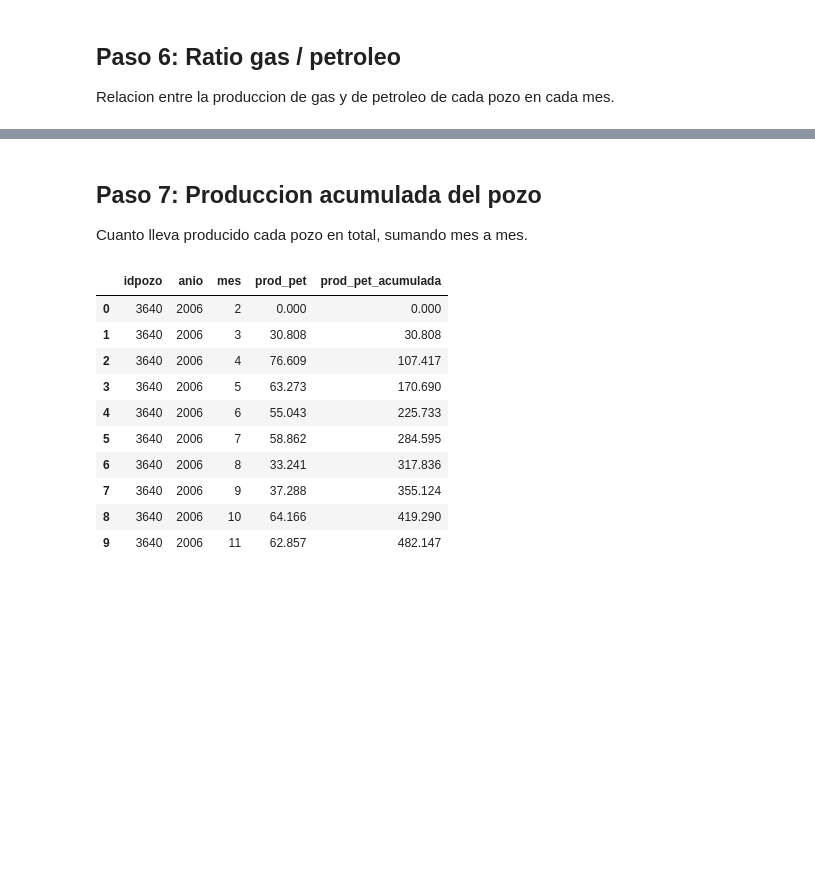
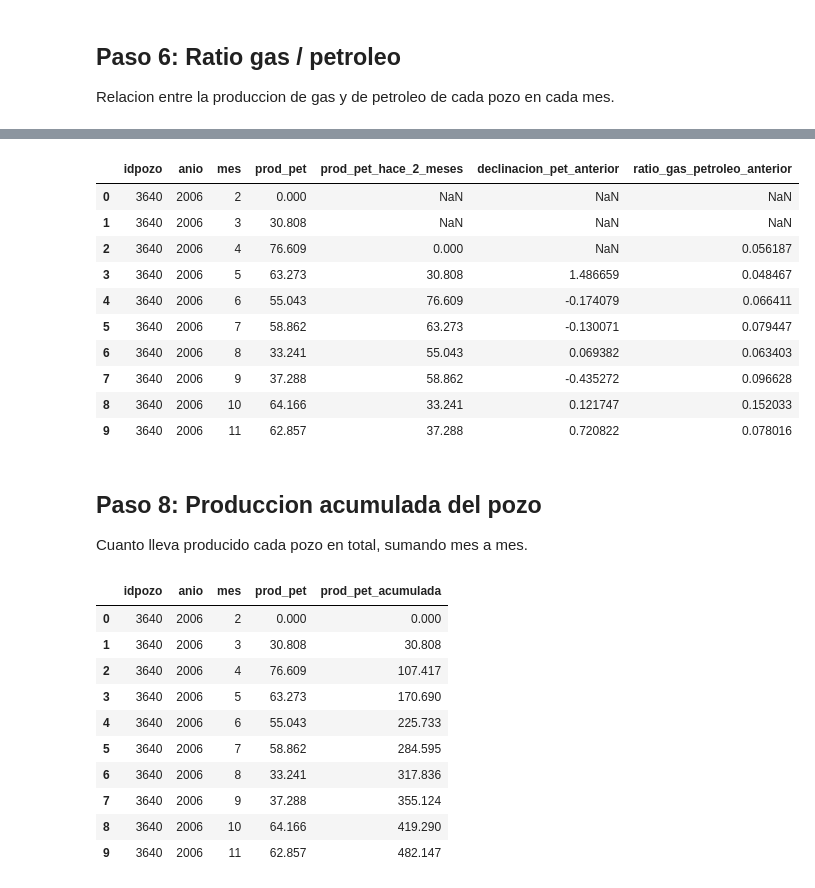
Before and after one commit to cristian-aguilera-ing/proyecto-ds-ypf, a Jupyter notebook: notebooks/02_feature_engineering.ipynb, the cells around one changed output, grey strips where cells are left out. Saved outputs shown, nothing was run; the diff lists cells and outputs as text; code cells hidden in the pictures; blank space fills up the shorter version.

```diff
--- a/notebooks/02_feature_engineering.ipynb
+++ b/notebooks/02_feature_engineering.ipynb
@@ -317,5 +234,24 @@ df[["idpozo", "anio", "mes", "prod_pet", "prod_gas", "ratio_gas_petroleo"]].head
+# %%
+# Cada valor se toma de la fila de arriba, y solo si esa fila es el mes anterior
+df["prod_pet_hace_2_meses"] = df.groupby("idpozo")["prod_pet_mes_anterior"].shift(1).where(df["mes_consecutivo"])
+df["declinacion_pet_anterior"] = df.groupby("idpozo")["declinacion_pet"].shift(1).where(df["mes_consecutivo"])
+df["ratio_gas_petroleo_anterior"] = df.groupby("idpozo")["ratio_gas_petroleo"].shift(1).where(df["mes_consecutivo"])
+
+df[["idpozo", "anio", "mes", "prod_pet", "prod_pet_hace_2_meses", "declinacion_pet_anterior", "ratio_gas_petroleo_anterior"]].head(10)
+# %% [output]
+|  | idpozo | anio | mes | prod_pet | prod_pet_hace_2_meses | declinacion_pet_anterior | ratio_gas_petroleo_anterior |
+| 0 | 3640 | 2006 | 2 | 0.000 | NaN | NaN | NaN |
+| 1 | 3640 | 2006 | 3 | 30.808 | NaN | NaN | NaN |
+| 2 | 3640 | 2006 | 4 | 76.609 | 0.000 | NaN | 0.056187 |
+| 3 | 3640 | 2006 | 5 | 63.273 | 30.808 | 1.486659 | 0.048467 |
+| 4 | 3640 | 2006 | 6 | 55.043 | 76.609 | -0.174079 | 0.066411 |
+| 5 | 3640 | 2006 | 7 | 58.862 | 63.273 | -0.130071 | 0.079447 |
+| 6 | 3640 | 2006 | 8 | 33.241 | 55.043 | 0.069382 | 0.063403 |
+| 7 | 3640 | 2006 | 9 | 37.288 | 58.862 | -0.435272 | 0.096628 |
+| 8 | 3640 | 2006 | 10 | 64.166 | 33.241 | 0.121747 | 0.152033 |
+| 9 | 3640 | 2006 | 11 | 62.857 | 37.288 | 0.720822 | 0.078016 |
 # %% [markdown]
-## Paso 7: Produccion acumulada del pozo
+## Paso 8: Produccion acumulada del pozo
 
 Cuanto lleva producido cada pozo en total, sumando mes a mes.
 # %%
```
Also changed, not shown: parts of 23 cells of this notebook, 52 other files.
